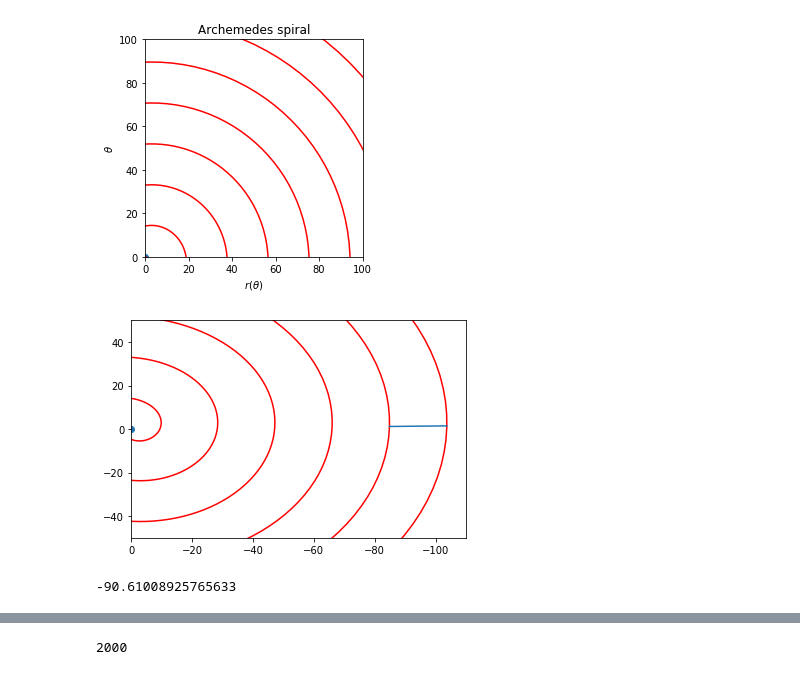
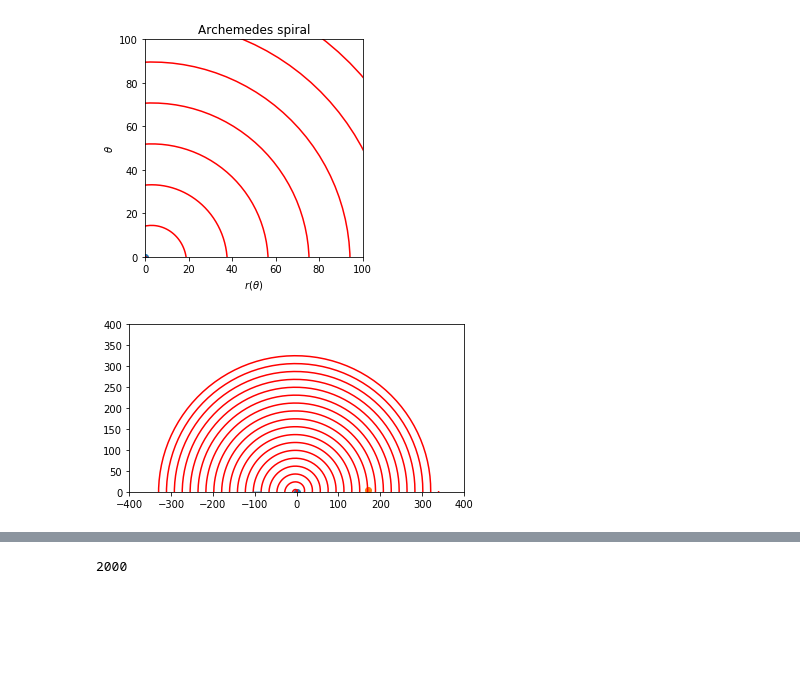
Before and after one commit to MaartenKool/CookBooks, a Jupyter notebook: SarosDialScratchPad.ipynb, the cells around one changed output, grey strips where cells are left out. Cells and saved outputs as stored; diff of their text form; code cells hidden in the pictures; blank space fills up the shorter version.

```diff
--- a/SarosDialScratchPad.ipynb
+++ b/SarosDialScratchPad.ipynb
@@ -594,24 +520,41 @@ plt.show()
 # %% [output]
 [figure]
 # %%
+from __future__ import division, print_function
+import matplotlib.pyplot as plt
+import numpy as np
+%matplotlib inline
+# use latex
+plt.rc('text', usetex=False)
+
+# define parameters
+thetaMin, thetaMax = 0, 36*np.pi
+steps = 2000
+
+
+# use numpy vectorization to generate plotting values
+theta = np.linspace(thetaMin, thetaMax, steps)
+r = theta*3 #*theta
+x = r*np.cos(theta)
+y = r*np.sin(theta)
+
 l=np.sqrt(np.square(x[500])+np.square(y[500]))
 xnew= x[500]*1/l*(l+2*np.pi*3)
 ynew= y[500]*1/l*(l+2*np.pi*3)
 
 fig, ax = plt.subplots()
-ax.set(ylim=[-50,50], xlim=[0,-110], autoscale_on=False)
+ax.set(ylim=[0,400], xlim=[-400,400], autoscale_on=False)
 
-
+ax.set_aspect('equal')
 plt.plot(x, y, c='r')
 plt.scatter(0,0)
 # x.append(xnew)
 # y.append(ynew)
 # plt.scatter(3,4)
 # plt.scatter(xnew,ynew)
-plt.plot([x[500],xnew],[y[500],ynew]);
+plt.plot([x[500],xnew],[y[500],ynew])
+xx = theta[len(theta)//2]*3*np.cos(theta[len(theta)//2])
+yy = theta[len(theta)//2]*3*np.sin(theta[len(theta)//2])
+plt.scatter(xx,yy);
 # %% [output]
-[figure, old version]
+[figure, new version]
-# %%
-xnew
-# %% [output]
--90.61008925765633
```
Also changed, not shown: parts of 14 cells of this notebook.
